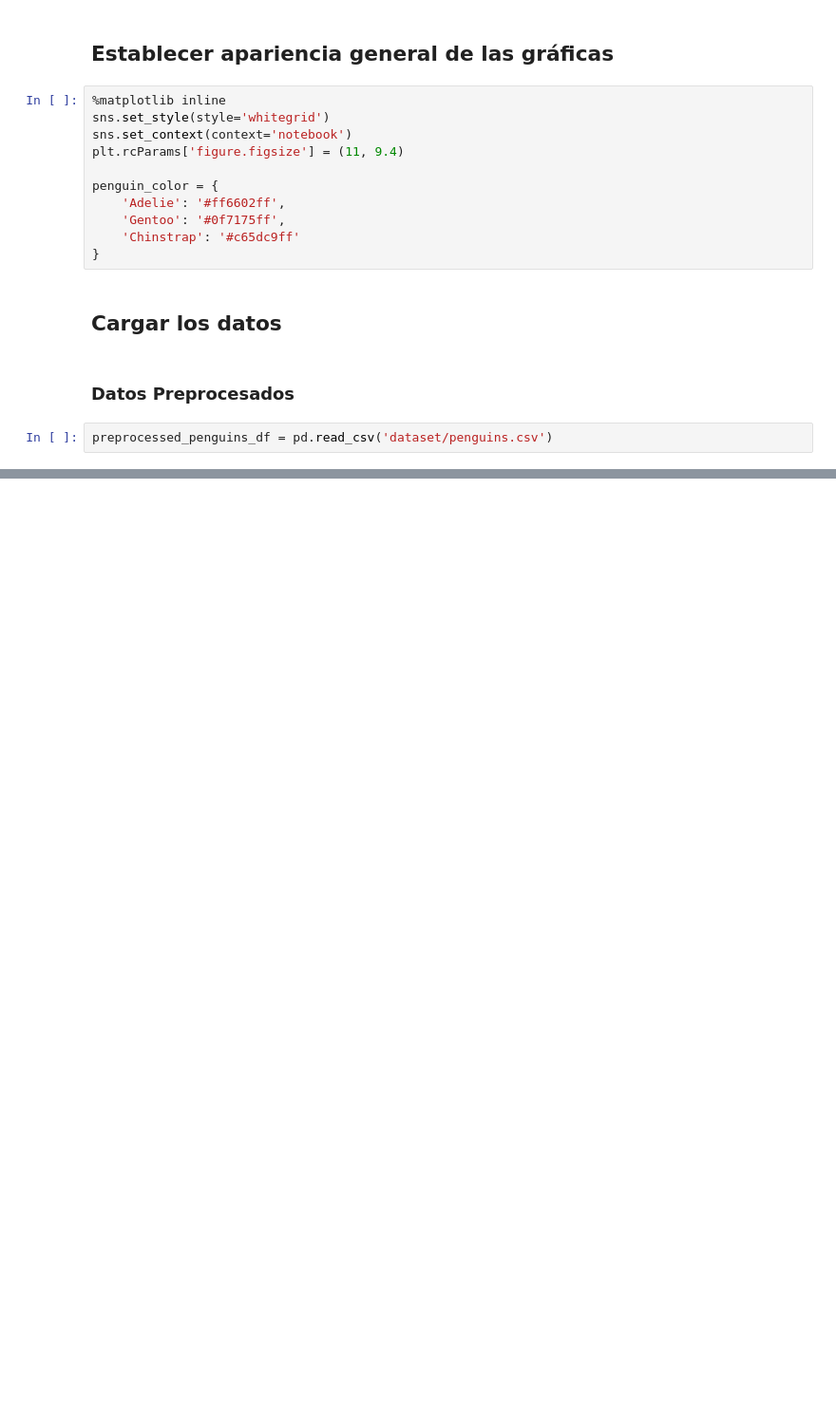
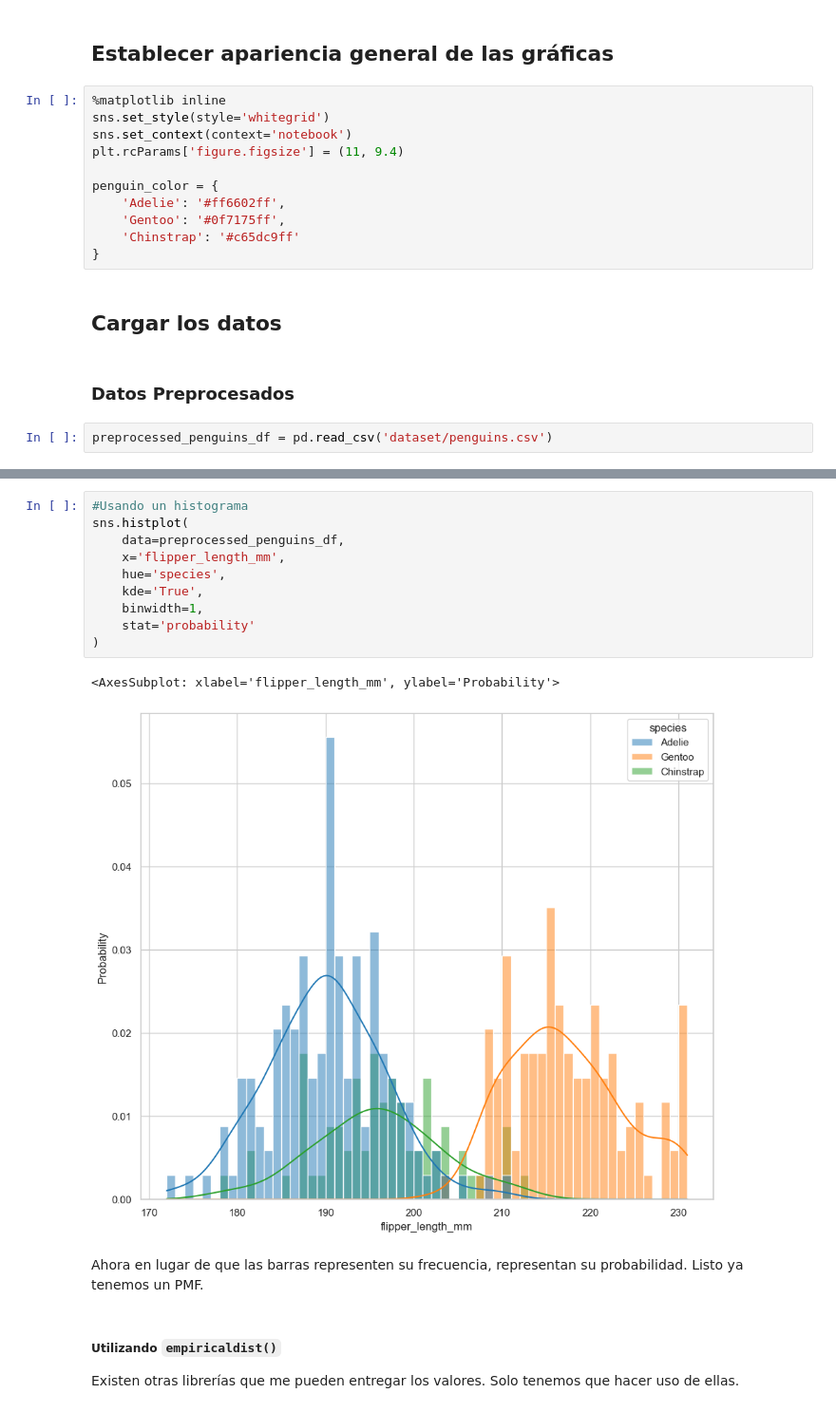
Before and after one commit to DensLopez/Analisis_Exploratorio, a Jupyter notebook: codes/code012.ipynb, the cells around one changed output, grey strips where cells are left out. Shown: that part at 95% size. Drawn from its saved outputs; the diff is of its cells as text; blank space fills up the shorter version.

```diff
--- a/codes/code012.ipynb
+++ b/codes/code012.ipynb
@@ -524,0 +106,18 @@ plt.show()
+# %%
+#Usando un histograma
+sns.histplot(
+    data=preprocessed_penguins_df,
+    x='flipper_length_mm',
+    hue='species',
+    kde='True',
+    binwidth=1,
+    stat='probability'
+)
+# %% [output]
+<AxesSubplot: xlabel='flipper_length_mm', ylabel='Probability'>
+[figure, added]
+# %% [markdown]
+Ahora en lugar de que las barras representen su frecuencia, representan su probabilidad. Listo ya tenemos un PMF.
+# %% [markdown]
+##### Utilizando `empiricaldist()`
+Existen otras librerías que me pueden entregar los valores. Solo tenemos que hacer uso de ellas.
```
Also changed, not shown: parts of 100 cells of this notebook, 13 other files.
